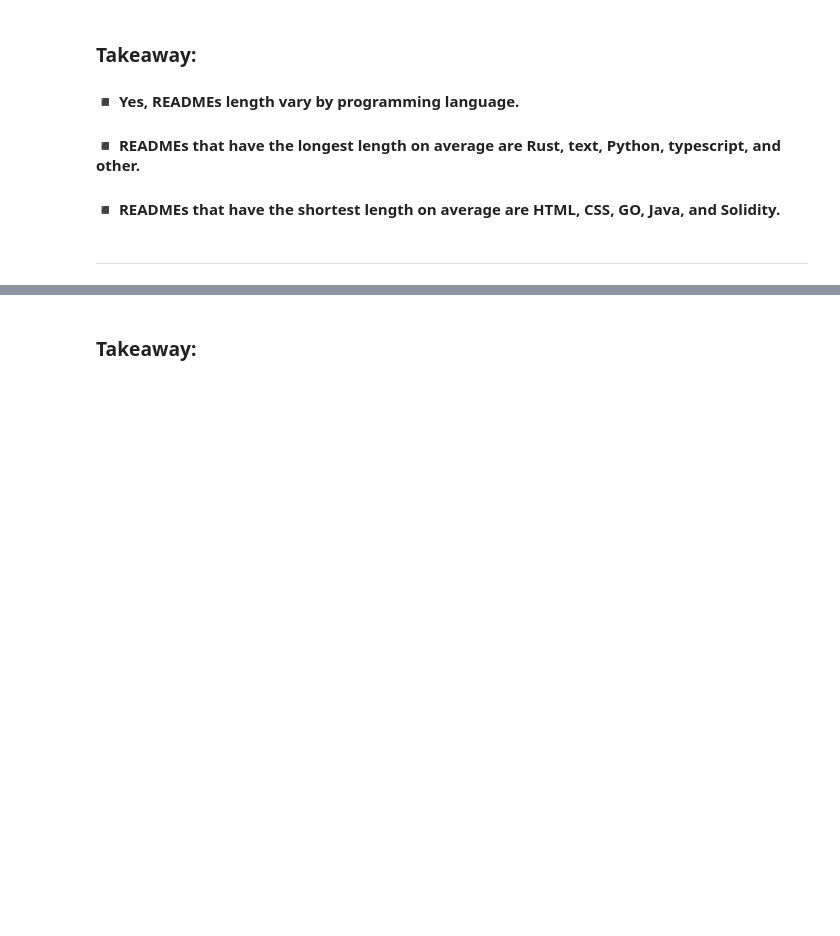
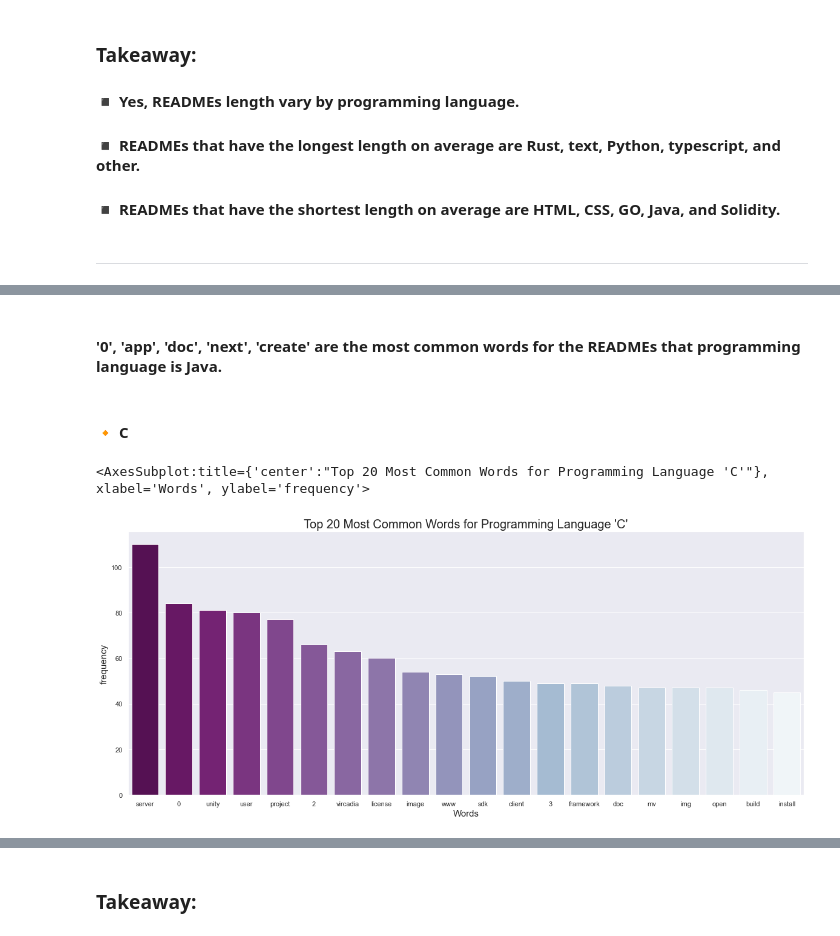
Before and after one commit to MBM-nlp/github_classification_project, a Jupyter notebook: meredith_eda.ipynb, the cells around one changed output, grey strips where cells are left out. Drawn from its saved outputs; the diff is of its cells as text; code cells hidden in the pictures; blank space fills up the shorter version.

```diff
--- a/meredith_eda.ipynb
+++ b/meredith_eda.ipynb
@@ -402,0 +442,16 @@ sns.barplot(x=language.index, y=language['avg_length'], palette ='Purples_r')
+# %% [markdown]
+#### '0', 'app', 'doc', 'next', 'create' are the most common words for the READMEs that programming language is Java.
+# %% [markdown]
+#### 🔸	C
+# %%
+# Storing frequency into dataframe
+c_freq = pd.DataFrame(pd.Series(c.split()).value_counts().head(20), columns = ['frequency'])
+# Visualize most frequent words for text repos
+plt.figure(figsize = (20,8))
+plt.xlabel('Words', fontsize = 15)
+plt.ylabel('Frequency', fontsize = 15)
+plt.title("Top 20 Most Common Words for Programming Language 'C'", fontsize = 20)
+sns.barplot(x=c_freq.index, y=c_freq.frequency, palette ='BuPu_r')
+# %% [output]
+<AxesSubplot:title={'center':"Top 20 Most Common Words for Programming Language 'C'"}, xlabel='Words', ylabel='frequency'>
+[figure, added]
```
Also changed, not shown: parts of 32 cells of this notebook.
